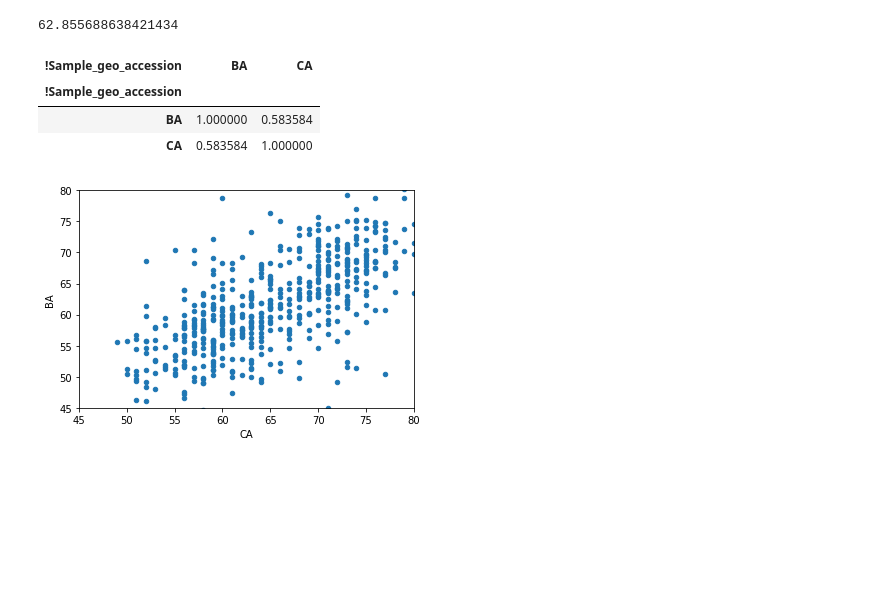
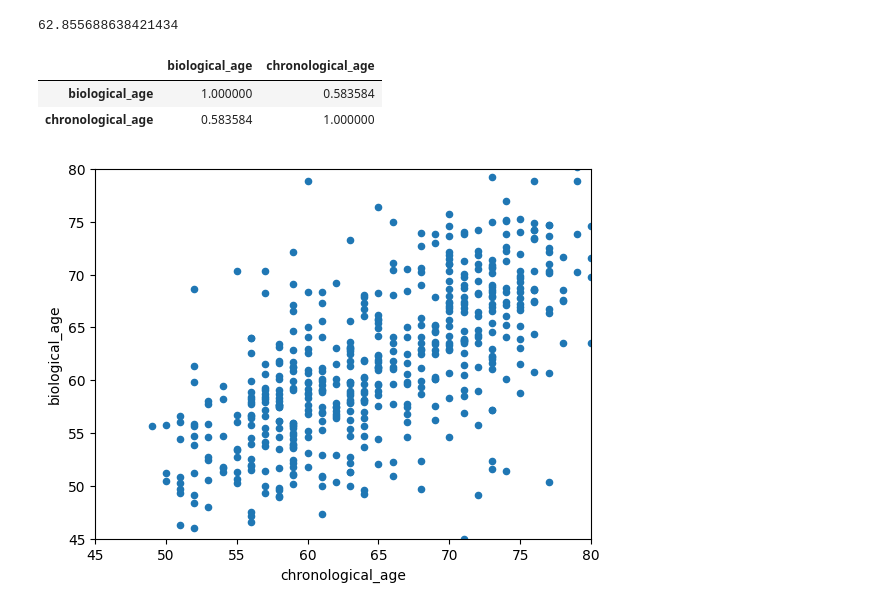
Before and after one commit to Biomarkers-of-Aging-Consortium/boa-learn, a Jupyter notebook: notebooks/epigenetic/epigenetic.ipynb, the cells around one changed output. Saved outputs shown, nothing was run; the diff lists cells and outputs as text; code cells hidden in the pictures; blank space fills up the shorter version.

Commit message:
Added clock function for horvath and used in epigenetic notebook

```diff
--- a/notebooks/epigenetic/epigenetic.ipynb
+++ b/notebooks/epigenetic/epigenetic.ipynb
@@ -28,2 +37,5 @@ dnam_serie_file="https://ftp.ncbi.nlm.nih.gov/geo/series/GSE19nnn/GSE19711/matri
 # %%
-dnams=pd.read_table(dnam_serie_file,index_col=0,skiprows=74)
+dnams=load_dnam()
+
+ages = horvath_clock(dnams)
+ages['chronological_age'] = dnams['age']
@@ -37,15 +42,8 @@ df_sum=df.drop('CoefficientTraining',axis=1).sum()
-# %%
-ages=pd.read_table(dnam_serie_file,index_col=0,skiprows=lambda x: x not in [30,40],nrows=1).T
-# %%
-ages['CA']=ages['!Sample_characteristics_ch1'].str[-2:].astype(int)
-# %%
-ages['BA']=[horvath_function(s) for s in df_sum.values]
 # %%
-ages.plot.scatter('CA','BA', ylim=[45,80],xlim=[45,80])
-ages[['BA','CA']].corr()
+ages.plot.scatter('chronological_age','biological_age', ylim=[45,80],xlim=[45,80])
+ages[['biological_age','chronological_age']].corr()
 # %% [output]
-| !Sample_geo_accession | BA | CA |
-| !Sample_geo_accession |  |  |
-| BA | 1.000000 | 0.583584 |
-| CA | 0.583584 | 1.000000 |
+|  | biological_age | chronological_age |
+| biological_age | 1.000000 | 0.583584 |
+| chronological_age | 0.583584 | 1.000000 |
-[figure, old version]
+[figure, new version]
```
Also changed, not shown: parts of 5 cells of this notebook, 5 other files.
